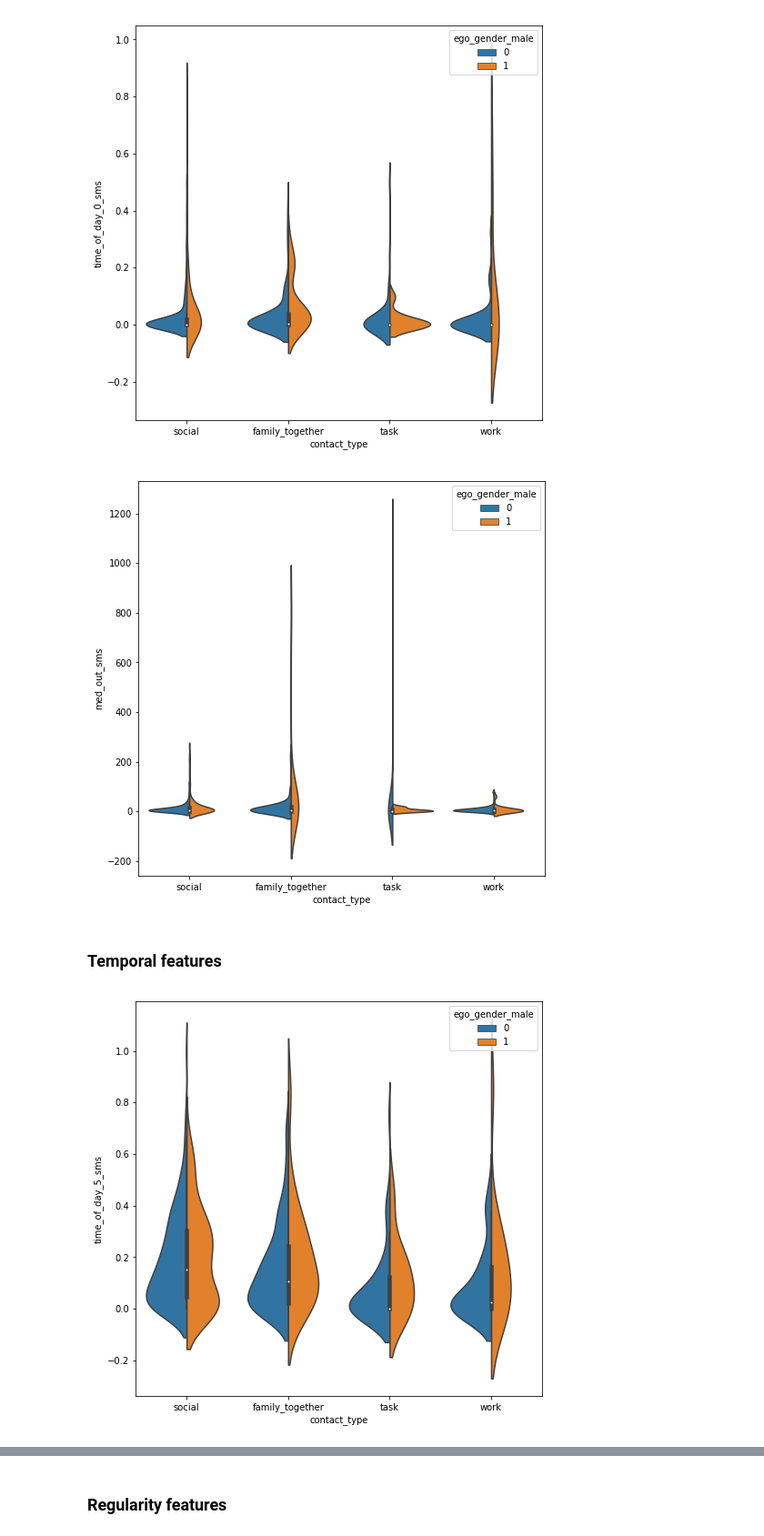
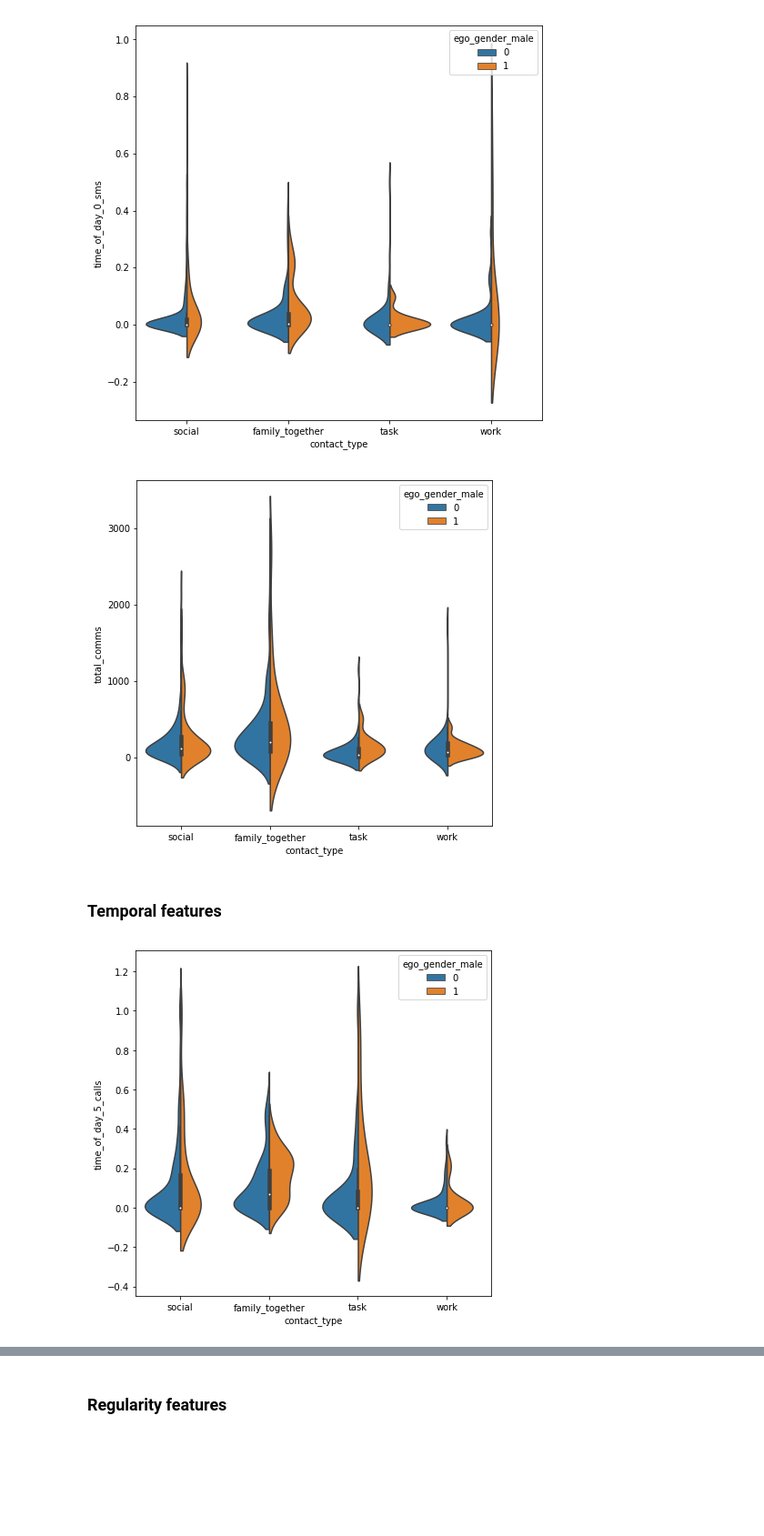
Before and after one commit to tliu526/relationship-prediction, a Jupyter notebook: notebooks/demographics_stats.ipynb, the cells around one changed output, grey strips where cells are left out. Shown at 91% size. Cells and saved outputs as stored; diff of their text form; code cells hidden in the pictures; blank space fills up the shorter version.

```diff
--- a/notebooks/demographics_stats.ipynb
+++ b/notebooks/demographics_stats.ipynb
@@ -168,7 +171,7 @@ Estimating the category and quality of interpersonal relationships from ubiquito
 # load age-based features
 #with open("../data/final_features/all_contacts_age_gender_dedup_nan_train_features.df", "rb") as f:
 #with open("../data/final_features/top10_all_dedup_nan_train_features.df", "rb") as f:
-with open("../data/final_features_jan28/top_5_age_gender_train_features.df", "rb") as f:
+with open("../data/final_features_jan28/top_5_all_train_features.df", "rb") as f:
     ag_features = pickle.load(f)
 
 map_dict = {
@@ -180,4 +183,4 @@ map_dict = {
     "task": "task"
 }
 
-ag_features['contact_type'] = ag_features['contact_type'].map(map_dict)
+#ag_features['contact_type'] = ag_features['contact_type'].map(map_dict)
@@ -219,6 +228,7 @@ ag_features['ego_gad'] = ag_features['pid'].map(gad_dict)
 # test_ag_features.drop_duplicates("pid"['ego_age'].describe()
 # %%
-plt.rcParams["figure.figsize"] = [12,6]
+plt.rcParams["figure.figsize"] = [7,7]
 ag_features.boxplot(column='ego_age', by='contact_type')
-plt.show()
+plt.ylabel("ego_age")
+plt.savefig("../tex/figures/age_boxplot.png")
 # %% [output]
@@ -240,3 +250,7 @@ plt.show()
 - overall comunication volume is also important (total_comm_days, total_comms)
 # %% [markdown]
 ![](../tex/figures/age_gender_shap.png)
+# %%
+# test
+with open("../data/final_sandbox/top5_all_train_features.df", "rb") as f:
+    ag_features = pickle.load(f)
@@ -432,17 +722,18 @@ plt.show()
 # %% [output]
 [figure]
 # %%
-sns.violinplot(x="contact_type", y="med_out_sms", hue="ego_gender_male", data=ag_features, split=True)
+ag_features_no_outliers = ag_features.loc[ag_features['total_comms'] < 3000]
+sns.violinplot(x="contact_type", y="total_comms", hue="ego_gender_male", data=ag_features_no_outliers, split=True)
 plt.show()
 # %% [output]
-[figure, old version]
+[figure, new version]
 # %% [markdown]
 ### Temporal features
 # %%
-sns.violinplot(x="contact_type", y="time_of_day_5_sms", hue="ego_gender_male", data=ag_features, split=True)
+sns.violinplot(x="contact_type", y="time_of_day_5_calls", hue="ego_gender_male", data=ag_features, split=True)
 plt.show()
 # %% [output]
-[figure, old version]
+[figure, new version]
 # %%
 sns.violinplot(x="contact_type", y="time_of_day_5_calls", hue="ego_gender_male", data=ag_features, split=True)
 plt.show()
```
Also changed, not shown: parts of 54 cells of this notebook, 2 other files.
